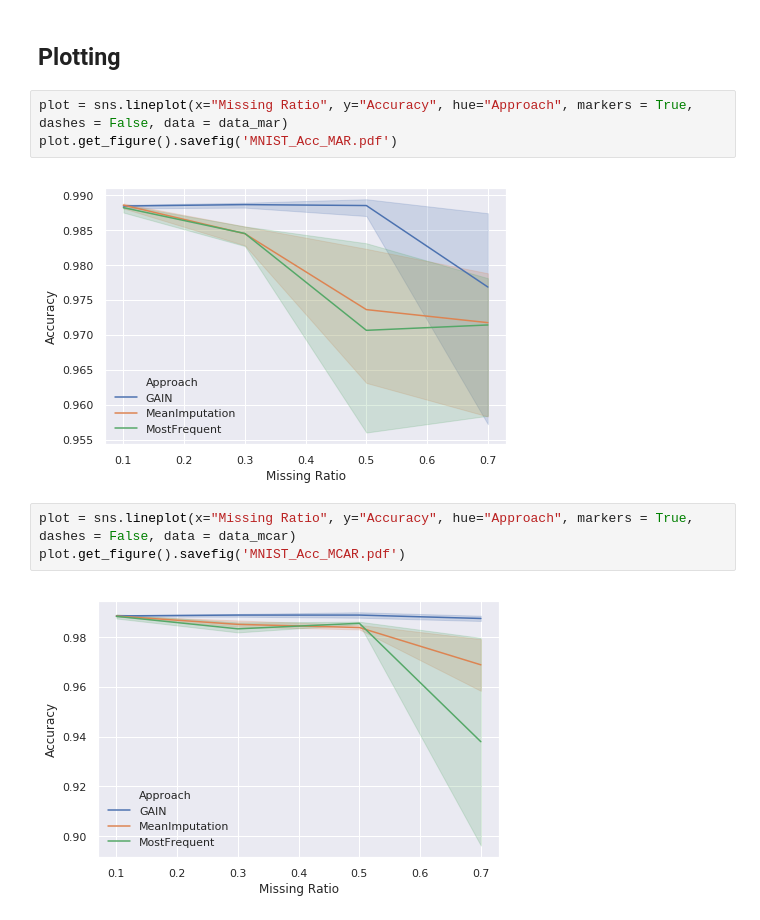
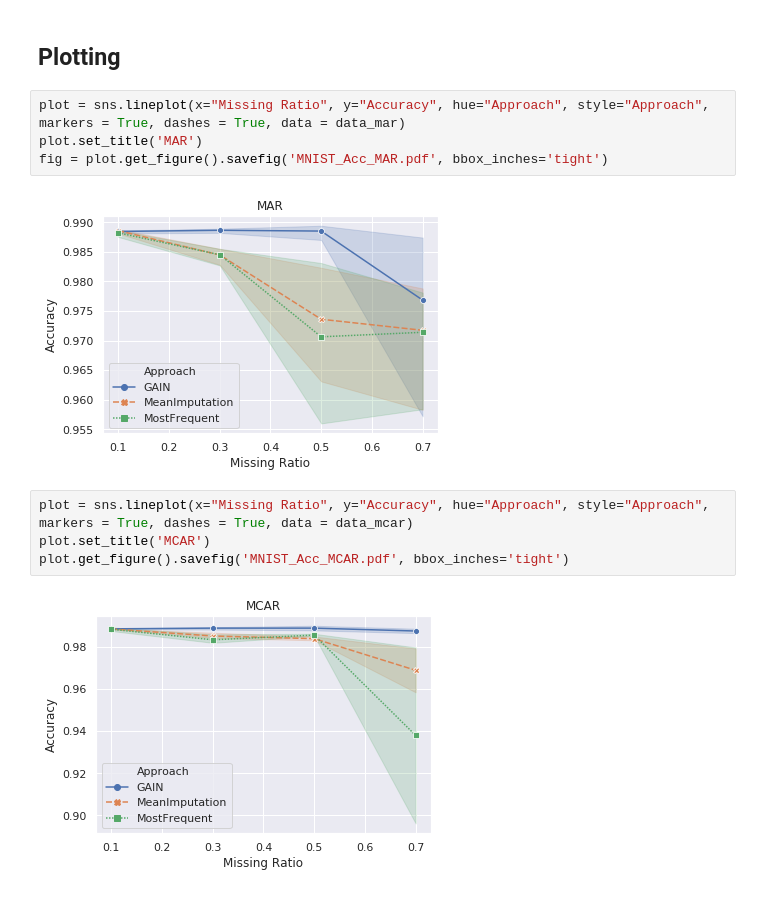
Before and after one commit to cazevedo/VAEGAN, a Jupyter notebook: results/make_mnist_downstream_plots.ipynb, the cells around one changed output. Cells and saved outputs as stored; diff of their text form.

Commit message:
Latest plots

```diff
--- a/results/make_mnist_downstream_plots.ipynb
+++ b/results/make_mnist_downstream_plots.ipynb
@@ -24,12 +21,14 @@ data_mcar = data_mcar[data_mcar["Accuracy"] > 0.5] # drop outlier
 # %% [markdown]
 ## Plotting
 # %%
-plot = sns.lineplot(x="Missing Ratio", y="Accuracy", hue="Approach", markers = True, dashes = False, data = data_mar)
-plot.get_figure().savefig('MNIST_Acc_MAR.pdf')
+plot = sns.lineplot(x="Missing Ratio", y="Accuracy", hue="Approach", style="Approach", markers = True, dashes = True, data = data_mar)
+plot.set_title('MAR')
+fig = plot.get_figure().savefig('MNIST_Acc_MAR.pdf', bbox_inches='tight')
 # %% [output]
-[figure, old version]
+[figure, new version]
 # %%
-plot = sns.lineplot(x="Missing Ratio", y="Accuracy", hue="Approach", markers = True, dashes = False, data = data_mcar)
-plot.get_figure().savefig('MNIST_Acc_MCAR.pdf')
+plot = sns.lineplot(x="Missing Ratio", y="Accuracy", hue="Approach", style="Approach", markers = True, dashes = True, data = data_mcar)
+plot.set_title('MCAR')
+plot.get_figure().savefig('MNIST_Acc_MCAR.pdf', bbox_inches='tight')
 # %% [output]
-[figure, old version]
+[figure, new version]
```
Also changed, not shown: parts of 1 cell of this notebook, 2 other files.
